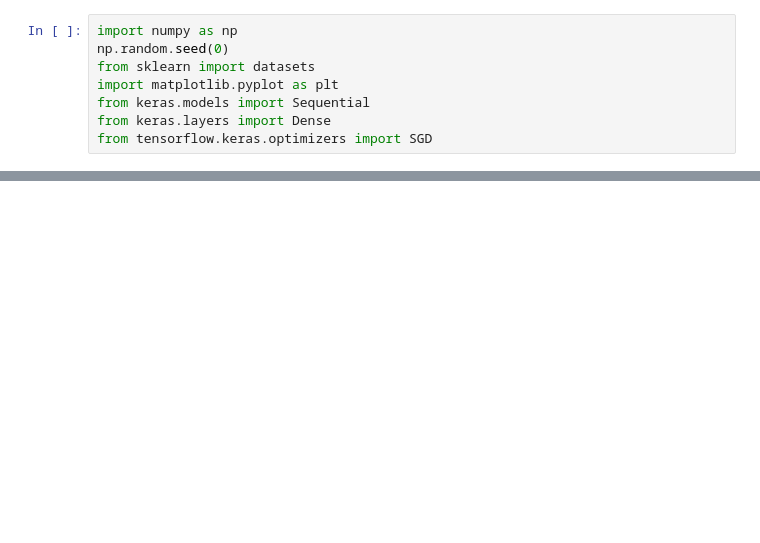
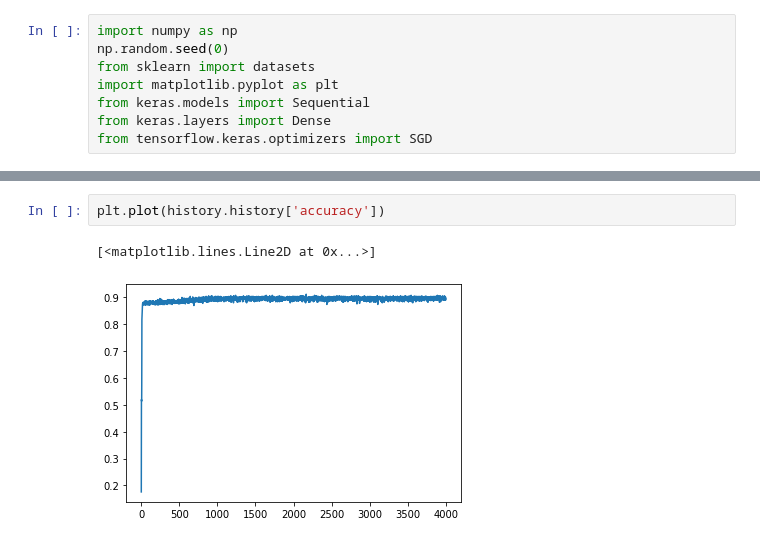
Before and after one commit to Sazzads/ANN, a Jupyter notebook: implement_of_FCNN_with_keras.ipynb, the cells around one changed output, grey strips where cells are left out. Cells and saved outputs as stored; diff of their text form; blank space fills up the shorter version.

```diff
--- a/implement_of_FCNN_with_keras.ipynb
+++ b/implement_of_FCNN_with_keras.ipynb
@@ -10,0 +92,5 @@ from tensorflow.keras.optimizers import SGD
+# %%
+plt.plot(history.history['accuracy'])
+# %% [output]
+[<matplotlib.lines.Line2D at 0x...>]
+[figure, added]
```
Also changed, not shown: parts of 10 cells of this notebook.
